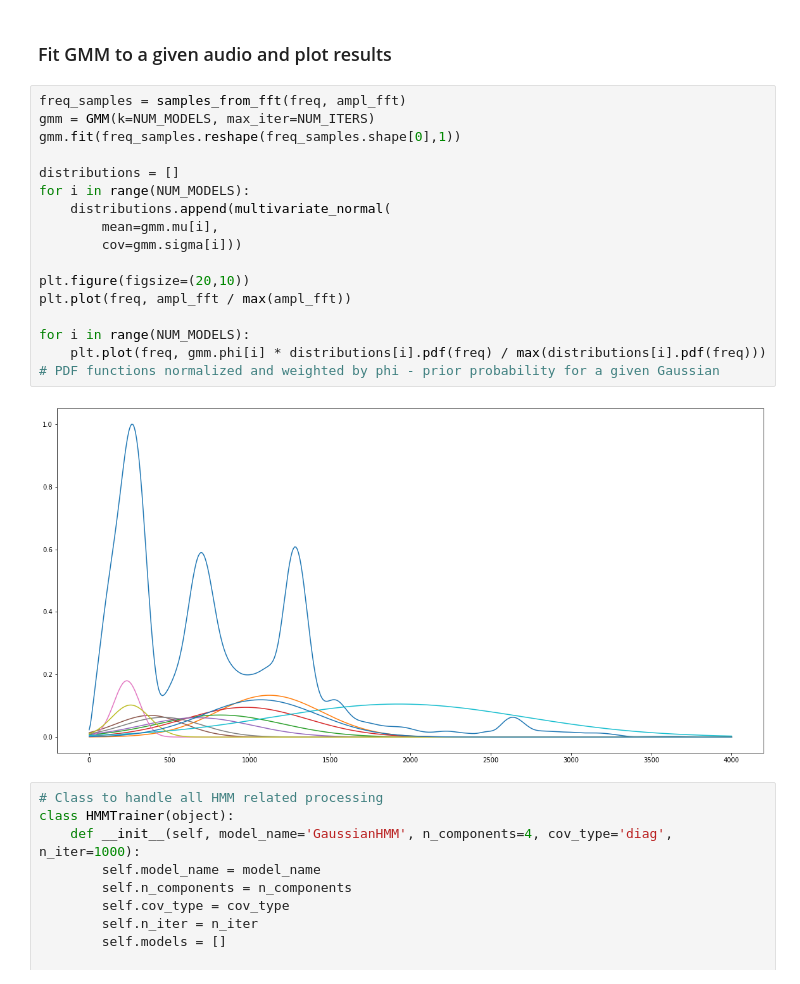
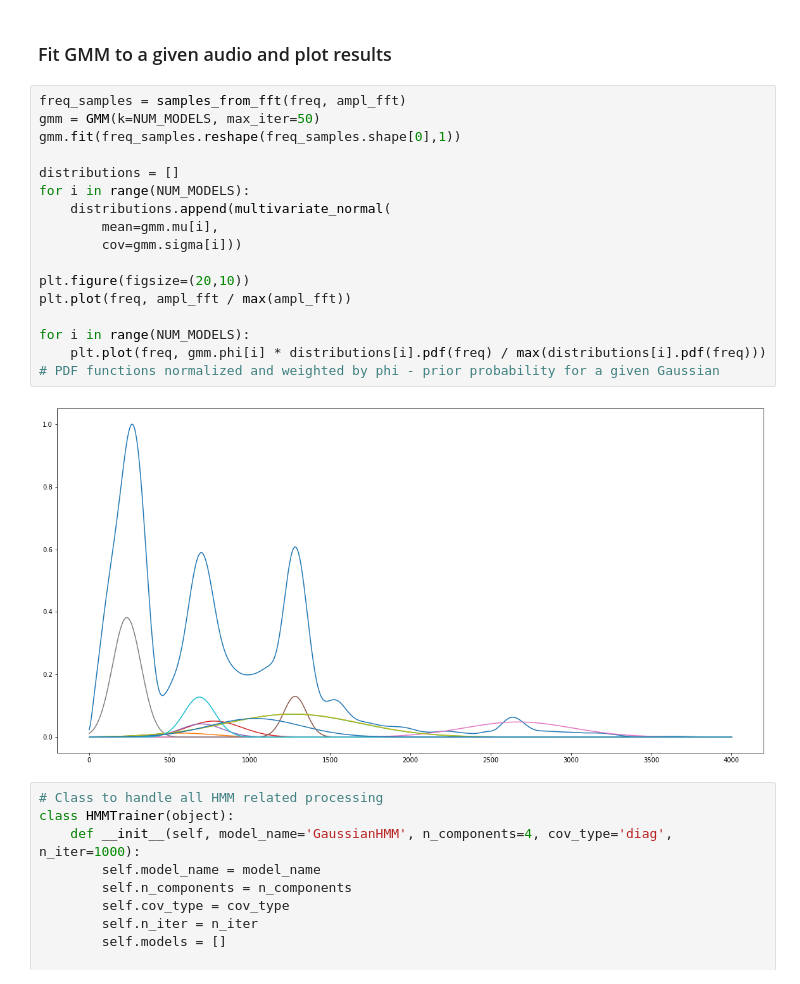
Before and after one commit to greg9702/GMM-ASR, a Jupyter notebook: project.ipynb, the cells around one changed output. Cells and saved outputs as stored; diff of their text form.

```diff
--- a/project.ipynb
+++ b/project.ipynb
@@ -124,22 +124,22 @@ class GMM:
 ### Fit GMM to a given audio and plot results
 # %%
 freq_samples = samples_from_fft(freq, ampl_fft)
-gmm = GMM(k=NUM_MODELS, max_iter=NUM_ITERS)
+gmm = GMM(k=NUM_MODELS, max_iter=50)
 gmm.fit(freq_samples.reshape(freq_samples.shape[0],1))
 
 distributions = []
 for i in range(NUM_MODELS):
     distributions.append(multivariate_normal(
         mean=gmm.mu[i],
         cov=gmm.sigma[i]))
 
 plt.figure(figsize=(20,10))
 plt.plot(freq, ampl_fft / max(ampl_fft))
 
 for i in range(NUM_MODELS):
     plt.plot(freq, gmm.phi[i] * distributions[i].pdf(freq) / max(distributions[i].pdf(freq))) # PDF functions normalized and weighted by phi - prior probability for a given Gaussian
 # %% [output]
-[figure, old version]
+[figure, new version]
 # %%
 # Class to handle all HMM related processing
 class HMMTrainer(object):
```
Also changed, not shown: parts of 5 cells of this notebook.
